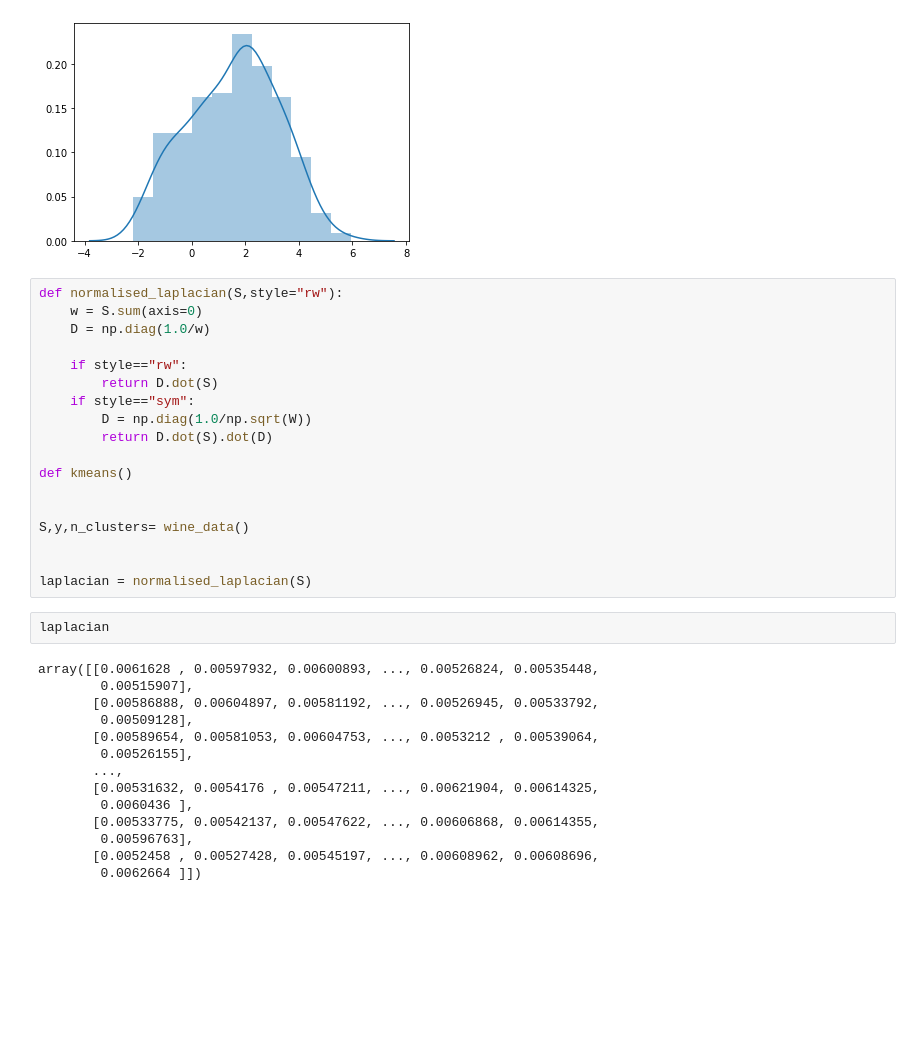
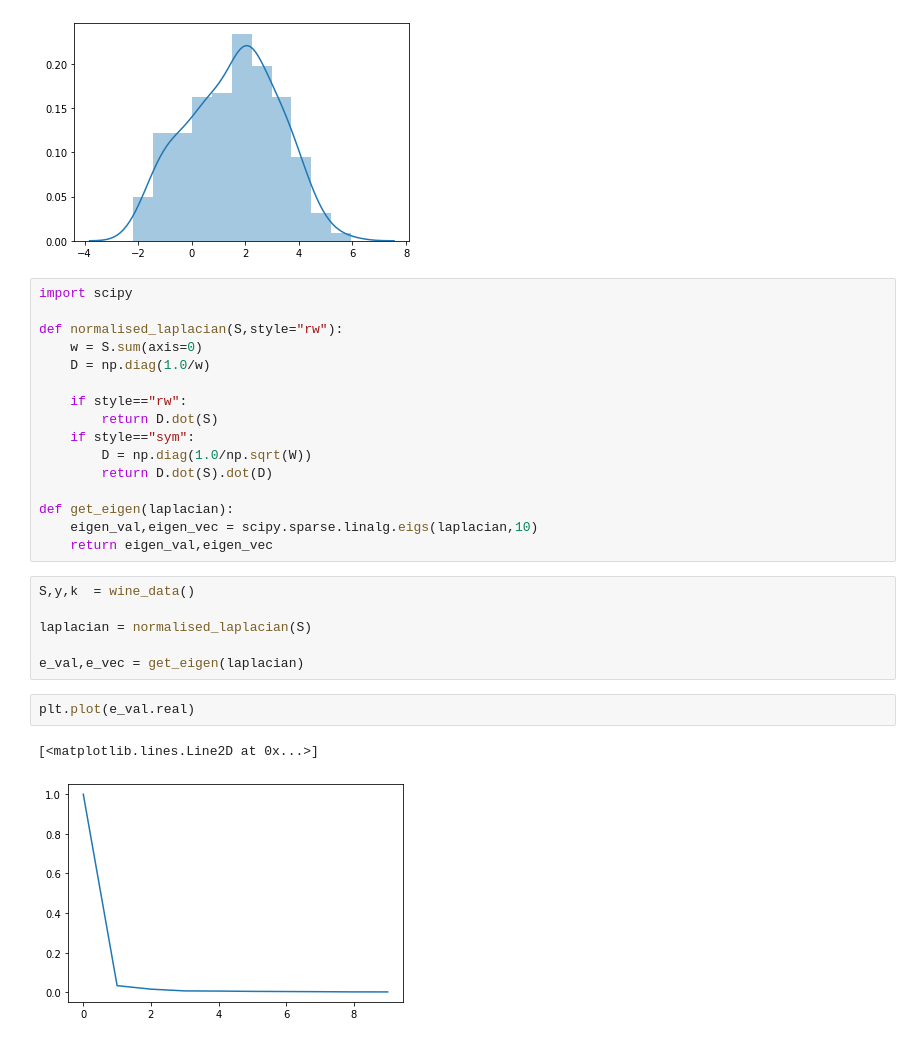
Before and after one commit to SusheendharVijay/ClusterEncoder, a Jupyter notebook: graphEncoder.ipynb, the cells around one changed output. Saved outputs shown, nothing was run; the diff lists cells and outputs as text; blank space fills up the shorter version.

```diff
--- a/graphEncoder.ipynb
+++ b/graphEncoder.ipynb
@@ -334,6 +308,8 @@ sns.distplot(data)
 <matplotlib.axes._subplots.AxesSubplot at 0x...>
 [figure]
 # %%
+import scipy
+
 def normalised_laplacian(S,style="rw"):
     w = S.sum(axis=0)
     D = np.diag(1.0/w)
@@ -344,26 +320,17 @@ def normalised_laplacian(S,style="rw"):
         D = np.diag(1.0/np.sqrt(W))
         return D.dot(S).dot(D)
 
-def kmeans()
-
-
-S,y,n_clusters= wine_data()
-
-
-laplacian = normalised_laplacian(S)
+def get_eigen(laplacian):
+    eigen_val,eigen_vec = scipy.sparse.linalg.eigs(laplacian,10)
+    return eigen_val,eigen_vec
-# %%
-laplacian
-# %% [output]
-array([[0.0061628 , 0.00597932, 0.00600893, ..., 0.00526824, 0.00535448,
-        0.00515907],
-       [0.00586888, 0.00604897, 0.00581192, ..., 0.00526945, 0.00533792,
-        0.00509128],
-       [0.00589654, 0.00581053, 0.00604753, ..., 0.0053212 , 0.00539064,
-        0.00526155],
-       ...,
-       [0.00531632, 0.0054176 , 0.00547211, ..., 0.00621904, 0.00614325,
-        0.0060436 ],
-       [0.00533775, 0.00542137, 0.00547622, ..., 0.00606868, 0.00614355,
-        0.00596763],
-       [0.0052458 , 0.00527428, 0.00545197, ..., 0.00608962, 0.00608696,
-        0.0062664 ]])
+# %%
+S,y,k  = wine_data()
+
+laplacian = normalised_laplacian(S)
+
+e_val,e_vec = get_eigen(laplacian)
+# %%
+plt.plot(e_val.real)
+# %% [output]
+[<matplotlib.lines.Line2D at 0x...>]
+[figure, added]
```
Also changed, not shown: parts of 4 cells of this notebook.
